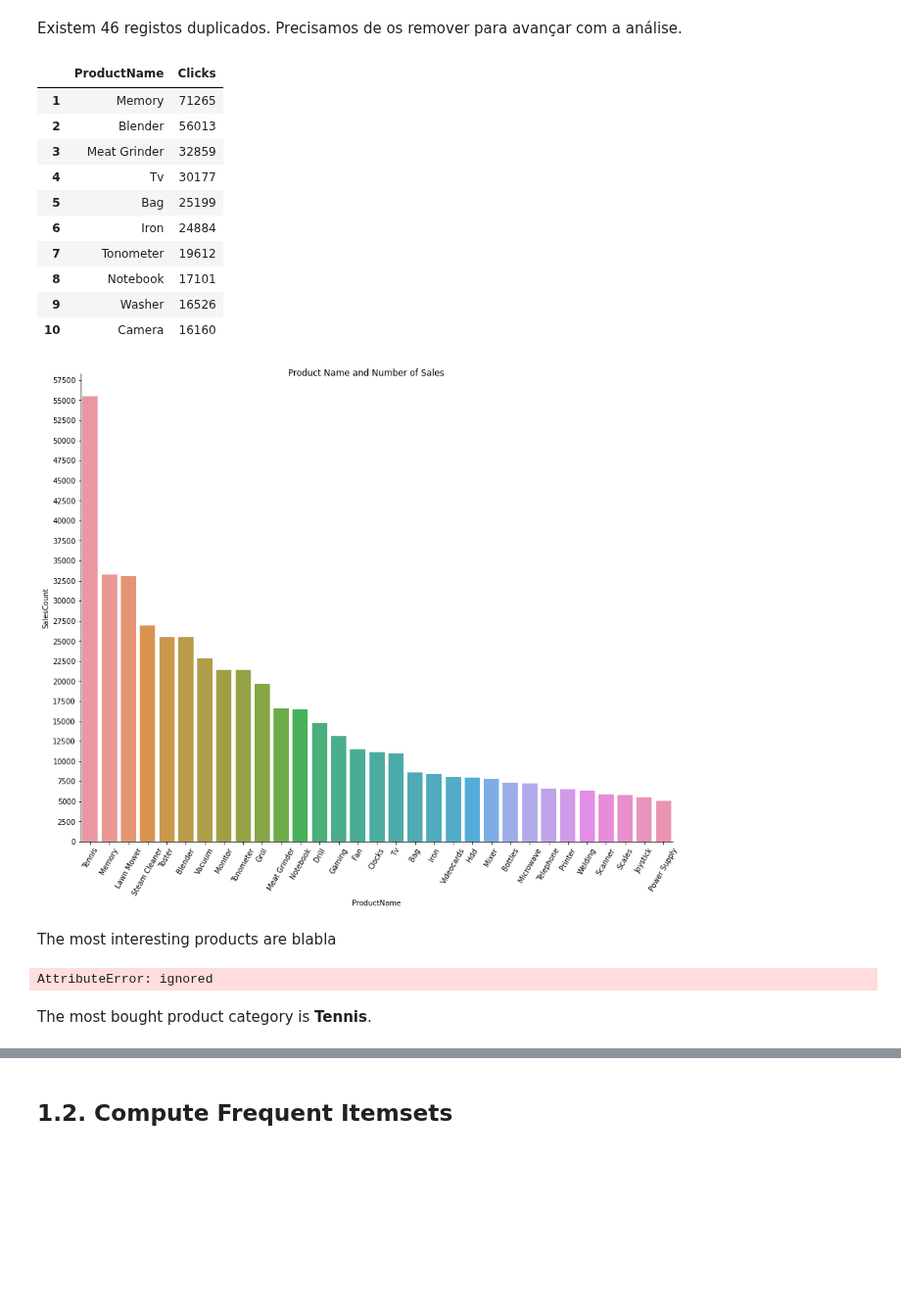
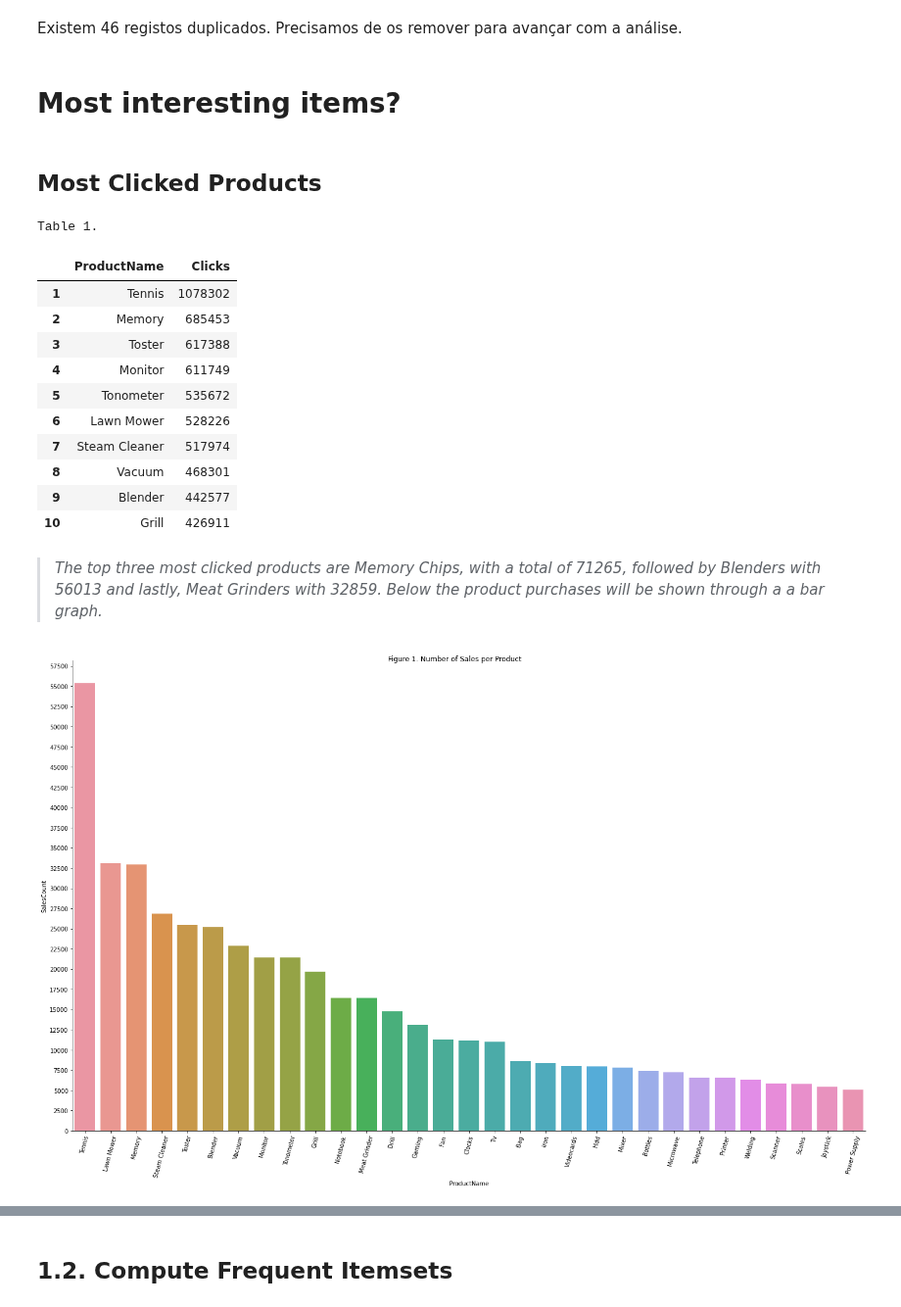
Before and after one commit to flpsantos3/PD_01, a Jupyter notebook: PD_202021_P1.ipynb, the cells around one changed output, grey strips where cells are left out. Shown at 98% size. Cells and saved outputs as stored; diff of their text form; code cells hidden in the pictures; blank space fills up the shorter version.

```diff
--- a/PD_202021_P1.ipynb
+++ b/PD_202021_P1.ipynb
@@ -135,15 +137,15 @@ Drive already mounted at /content/drive; to attempt to forcibly remount, call dr
 products=pd.read_csv('/content/drive/MyDrive/Datasets/projetoPD/products.csv',
                      header=None,
                      names=['ItemID','Category'],
-                     dtype={'ItemID': int, 'Category':str})
+                     dtype={'ItemID': np.int32, 'Category':str})
 buys=pd.read_csv('/content/drive/MyDrive/Datasets/projetoPD/store-buys.dat',
                  header=None,
                  names=['SessionID','TimeStamp','ItemID','Price','Qty'],
                  dtype={'SessionID':np.int32, 'TimeStamp':str, 'ItemID': np.int32,
-                        'Price':np.int32, 'Qty':np.int8})
+                        'Price':np.int16, 'Qty':'category'})
 clicks=pd.read_csv('/content/drive/MyDrive/Datasets/projetoPD/store-clicks.dat',
                    header=None,
-                   nrows=1000000,
+                   nrows=500000,
                    names=['SessionID','TimeStamp','ItemID','Context'],
                    dtype={'SessionID':np.int32, 'TimeStamp':str, 'ItemID': np.int32,
-                        'Context':str})
+                        'Context':'category'})
@@ -164,0 +152,6 @@ memory usage: 13.6+ MB
+# %%
+buys = buys.drop(columns=['Qty'])
+products.memory_usage(deep=True)
+buys.memory_usage(deep=True)
+clicks.memory_usage(deep=True)
+buys.info()
@@ -306,69 +306,49 @@ len(clicks)-len(clicks.drop_duplicates())
 Existem 46 registos duplicados. Precisamos de os remover para avançar com a análise.
 # %%
 clicks_upd=clicks_upd.drop_duplicates().reset_index(drop=True)
+# %% [markdown]
+# Most interesting items?
+# %% [markdown]
+## Most Clicked Products
 # %%
 # What are the most interesting items? (most clicked)
 most_clicks = clicks_upd.groupby(["ProductName"], as_index=False).count().sort_values(by="SessionID", ascending=False)
 most_clicks = most_clicks[['ProductName','SessionID']].reset_index(drop=True)
 most_clicks = most_clicks.rename(columns={'SessionID':'Clicks'})
 most_clicks.index += 1
-
+print("Table 1.")
 most_clicks.head(10)
 # %% [output]
+Table 1.
 |  | ProductName | Clicks |
-| 1 | Memory | 71265 |
-| 2 | Blender | 56013 |
-| 3 | Meat Grinder | 32859 |
-| 4 | Tv | 30177 |
-| 5 | Bag | 25199 |
-| 6 | Iron | 24884 |
-| 7 | Tonometer | 19612 |
-| 8 | Notebook | 17101 |
-| 9 | Washer | 16526 |
-| 10 | Camera | 16160 |
+| 1 | Tennis | 1078302 |
+| 2 | Memory | 685453 |
+| 3 | Toster | 617388 |
+| 4 | Monitor | 611749 |
+| 5 | Tonometer | 535672 |
+| 6 | Lawn Mower | 528226 |
+| 7 | Steam Cleaner | 517974 |
+| 8 | Vacuum | 468301 |
+| 9 | Blender | 442577 |
+| 10 | Grill | 426911 |
+# %% [markdown]
+> *The top three most clicked products are Memory Chips, with a total of 71265, followed by Blenders with 56013 and lastly, Meat Grinders with 32859. Below the product purchases will be shown through a a bar graph.*
 # %%
 #2. What are the most bought products?
 quantities = buys_upd.groupby(["ProductName"], as_index=False).count().sort_values(by="SessionID", ascending=False)
 quantities2 = quantities
 quantities = quantities[['ProductName','SessionID']].reset_index(drop=True)
 quantities = quantities.rename(columns={'SessionID':'SalesCount'})
 quantities.index += 1
 
-quantities.head(10)
-
 quantities = quantities[quantities.SalesCount>5000]
 most_bought = sns.catplot(x="ProductName", y="SalesCount", kind="bar", data = quantities)
-#plt.gcf().axes[0].yaxis.get_major_formatter().set_scientific(False)
-most_bought.fig.suptitle('Product Name and Number of Sales')
+most_bought.fig.suptitle('Figure 1. Number of Sales per Product')
 for ax in most_bought.axes.flat:
     for label in ax.get_xticklabels():
-        label.set_rotation(60)
+        label.set_rotation(75)
 most_bought.set(yticks=np.arange(0,60000,2500))
-most_bought.fig.set_figheight(10)
-most_bought.fig.set_figwidth(15)
-#quantities_graph.show()
+most_bought.fig.set_figheight(12.5)
+most_bought.fig.set_figwidth(25)
 # %% [output]
-[figure, old version]
+[figure, new version]
-# %% [markdown]
-The most interesting products are blabla
-# %%
-#quantities = buys_upd.groupby(["ProductName"], as_index=False).count().sort_values(by="SessionID", ascending=False)
-quantities2 = buys_upd
-#quantities2 = quantities2[quantities2.SalesCount>10000]
-#quantities2 = quantities2.drop(columns=['SessionID','Context','Weekday_Num','Season','Weekday'])
-
-#quantities2 = quantities2[['ProductName']].reset_index(drop=True)
-quantities2.drop_duplicates
-#quantities2 = quantities2.groupby(['ProductName'], as_index=False)
-#quantities = quantities[quantities.SessionID>5000]
-#quantities2 = quantities2.rename(columns={'SessionID':'SalesCount'})
-quantities2 = quantities2.pivot_table(index='Weekday_Num', columns='ProductName')['SessionID']
-quantities2.tail(1000000)
-#ax, fig = plt.subplots(figsize=(25, 20))
-#sns.heatmap(quantities2)
-#plt.show()
-#
-# %% [output]
-AttributeError: ignored
-# %% [markdown]
-The most bought product category is **Tennis**.
```
Also changed, not shown: parts of 26 cells of this notebook.
